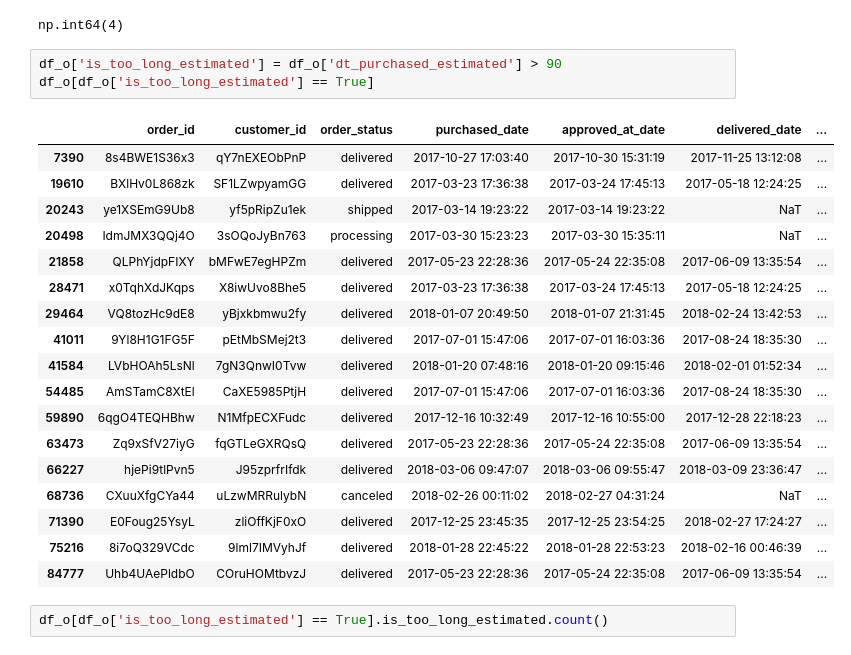
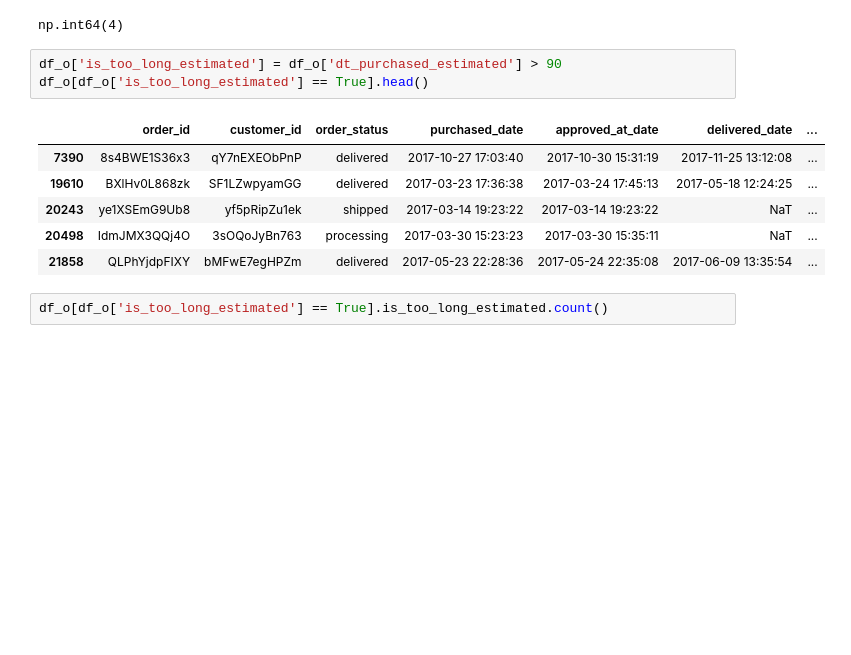
Before and after one commit to mkudim/Exploratory_data_analysis_EDA, a Jupyter notebook: Ecom_orders_supply/EDA/EDA_orders.ipynb, the cells around one changed output. Drawn from its saved outputs; the diff is of its cells as text; blank space fills up the shorter version.

```diff
--- a/Ecom_orders_supply/EDA/EDA_orders.ipynb
+++ b/Ecom_orders_supply/EDA/EDA_orders.ipynb
@@ -448,26 +412,14 @@ df_o[df_o['is_too_long_approval_time'] == True].is_too_long_approval_time.count(
 np.int64(4)
 # %%
 df_o['is_too_long_estimated'] = df_o['dt_purchased_estimated'] > 90
-df_o[df_o['is_too_long_estimated'] == True]
+df_o[df_o['is_too_long_estimated'] == True].head()
 # %% [output]
 |  | order_id | customer_id | order_status | purchased_date | approved_at_date | delivered_date | ... |
 | 7390 | 8s4BWE1S36x3 | qY7nEXEObPnP | delivered | 2017-10-27 17:03:40 | 2017-10-30 15:31:19 | 2017-11-25 13:12:08 | ... |
 | 19610 | BXlHv0L868zk | SF1LZwpyamGG | delivered | 2017-03-23 17:36:38 | 2017-03-24 17:45:13 | 2017-05-18 12:24:25 | ... |
 | 20243 | ye1XSEmG9Ub8 | yf5pRipZu1ek | shipped | 2017-03-14 19:23:22 | 2017-03-14 19:23:22 | NaT | ... |
 | 20498 | IdmJMX3QQj4O | 3sOQoJyBn763 | processing | 2017-03-30 15:23:23 | 2017-03-30 15:35:11 | NaT | ... |
 | 21858 | QLPhYjdpFIXY | bMFwE7egHPZm | delivered | 2017-05-23 22:28:36 | 2017-05-24 22:35:08 | 2017-06-09 13:35:54 | ... |
-| 28471 | x0TqhXdJKqps | X8iwUvo8Bhe5 | delivered | 2017-03-23 17:36:38 | 2017-03-24 17:45:13 | 2017-05-18 12:24:25 | ... |
-| 29464 | VQ8tozHc9dE8 | yBjxkbmwu2fy | delivered | 2018-01-07 20:49:50 | 2018-01-07 21:31:45 | 2018-02-24 13:42:53 | ... |
-| 41011 | 9Yl8H1G1FG5F | pEtMbSMej2t3 | delivered | 2017-07-01 15:47:06 | 2017-07-01 16:03:36 | 2017-08-24 18:35:30 | ... |
-| 41584 | LVbHOAh5LsNl | 7gN3QnwI0Tvw | delivered | 2018-01-20 07:48:16 | 2018-01-20 09:15:46 | 2018-02-01 01:52:34 | ... |
-| 54485 | AmSTamC8XtEl | CaXE5985PtjH | delivered | 2017-07-01 15:47:06 | 2017-07-01 16:03:36 | 2017-08-24 18:35:30 | ... |
-| 59890 | 6qgO4TEQHBhw | N1MfpECXFudc | delivered | 2017-12-16 10:32:49 | 2017-12-16 10:55:00 | 2017-12-28 22:18:23 | ... |
-| 63473 | Zq9xSfV27iyG | fqGTLeGXRQsQ | delivered | 2017-05-23 22:28:36 | 2017-05-24 22:35:08 | 2017-06-09 13:35:54 | ... |
-| 66227 | hjePi9tlPvn5 | J95zprfrIfdk | delivered | 2018-03-06 09:47:07 | 2018-03-06 09:55:47 | 2018-03-09 23:36:47 | ... |
-| 68736 | CXuuXfgCYa44 | uLzwMRRulybN | canceled | 2018-02-26 00:11:02 | 2018-02-27 04:31:24 | NaT | ... |
-| 71390 | E0Foug25YsyL | zliOffKjF0xO | delivered | 2017-12-25 23:45:35 | 2017-12-25 23:54:25 | 2018-02-27 17:24:27 | ... |
-| 75216 | 8i7oQ329VCdc | 9lml7IMVyhJf | delivered | 2018-01-28 22:45:22 | 2018-01-28 22:53:23 | 2018-02-16 00:46:39 | ... |
-| 84777 | Uhb4UAePldbO | COruHOMtbvzJ | delivered | 2017-05-23 22:28:36 | 2017-05-24 22:35:08 | 2017-06-09 13:35:54 | ... |
 # %%
 df_o[df_o['is_too_long_estimated'] == True].is_too_long_estimated.count()
 # %% [output]
```
Also changed, not shown: parts of 6 cells of this notebook.
